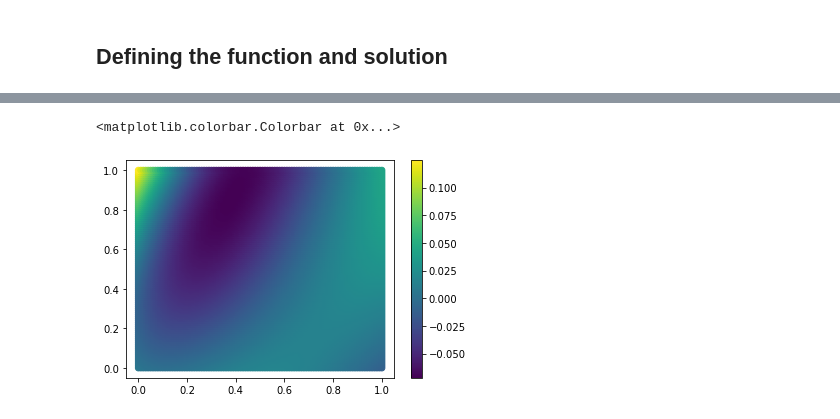
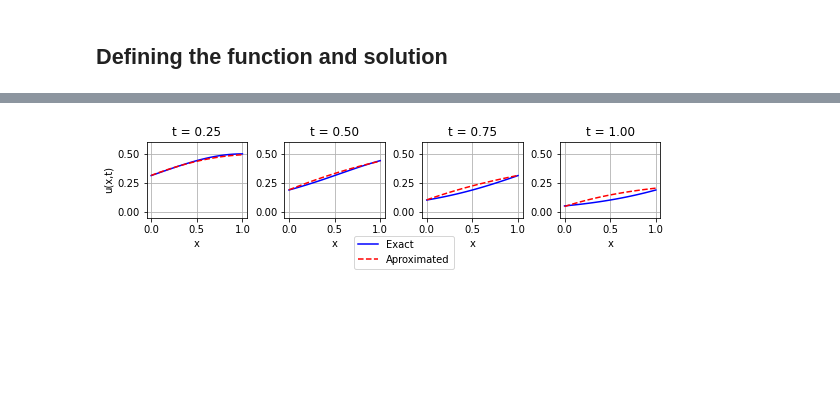
Before and after one commit to runehoejlund/deep-learning-pinn, a Jupyter notebook: PINN-IVP-PDE-NL.ipynb, the cells around one changed output, grey strips where cells are left out. Cells and saved outputs as stored; diff of their text form; code cells hidden in the pictures; blank space fills up the shorter version.

```diff
--- a/PINN-IVP-PDE-NL.ipynb
+++ b/PINN-IVP-PDE-NL.ipynb
@@ -151,6 +192,21 @@ fig.tight_layout()
-# %%
-plt.scatter(ti.detach(), xi.detach(), c=net(xi, ti).detach() - u_(xi, ti).detach())
-plt.colorbar()
-# %% [output]
-<matplotlib.colorbar.Colorbar at 0x...>
-[figure, removed]
+# %%
+xi, ti = torch.meshgrid(torch.linspace(0,1,101, requires_grad=True), torch.tensor([0.25, 0.5, 0.75, 1]))
+#xi, ti = xi.reshape(4, -1), ti.reshape(4, -1)
+fig, axs = plt.subplots(1,4,figsize=(8,2))
+for k, ax in enumerate(axs):
+    x = xi[:, k].reshape(-1,1)
+    t = ti[:, k].reshape(-1,1)
+    u = u_(x, t).detach()
+    u_hat = net(x, t).detach()
+    ax.plot(x.detach(), u, color='blue', ls='-')
+    ax.plot(x.detach(), u_hat, color='red', ls='--')
+    ax.set_xlabel('x')
+    ax.set_title('t = {:.2f}'.format(t[0].item()))
+    ax.set_ylim([vmin-0.1, vmax+0.1])
+    ax.grid()
+axs[0].set_ylabel('u(x,t)')
+fig.legend(['Exact', 'Aproximated'], loc="lower center", bbox_to_anchor=(0.53, -0.1))
+fig.tight_layout()
+fig.savefig('./figs/IVP_PDE_NL_eval_1D.png', dpi=600)
+# %% [output]
+[figure, added]
```
Also changed, not shown: parts of 10 cells of this notebook, 3 other files.
